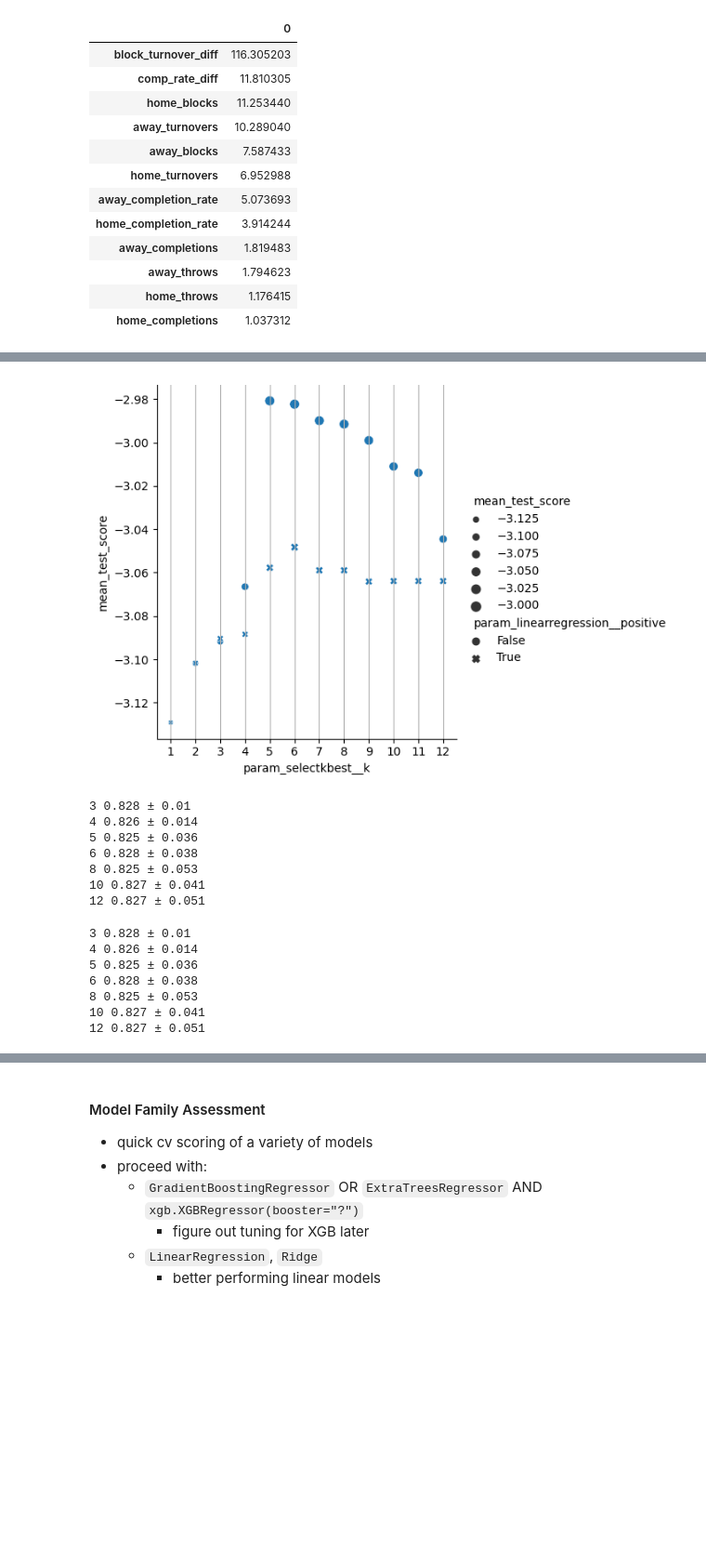
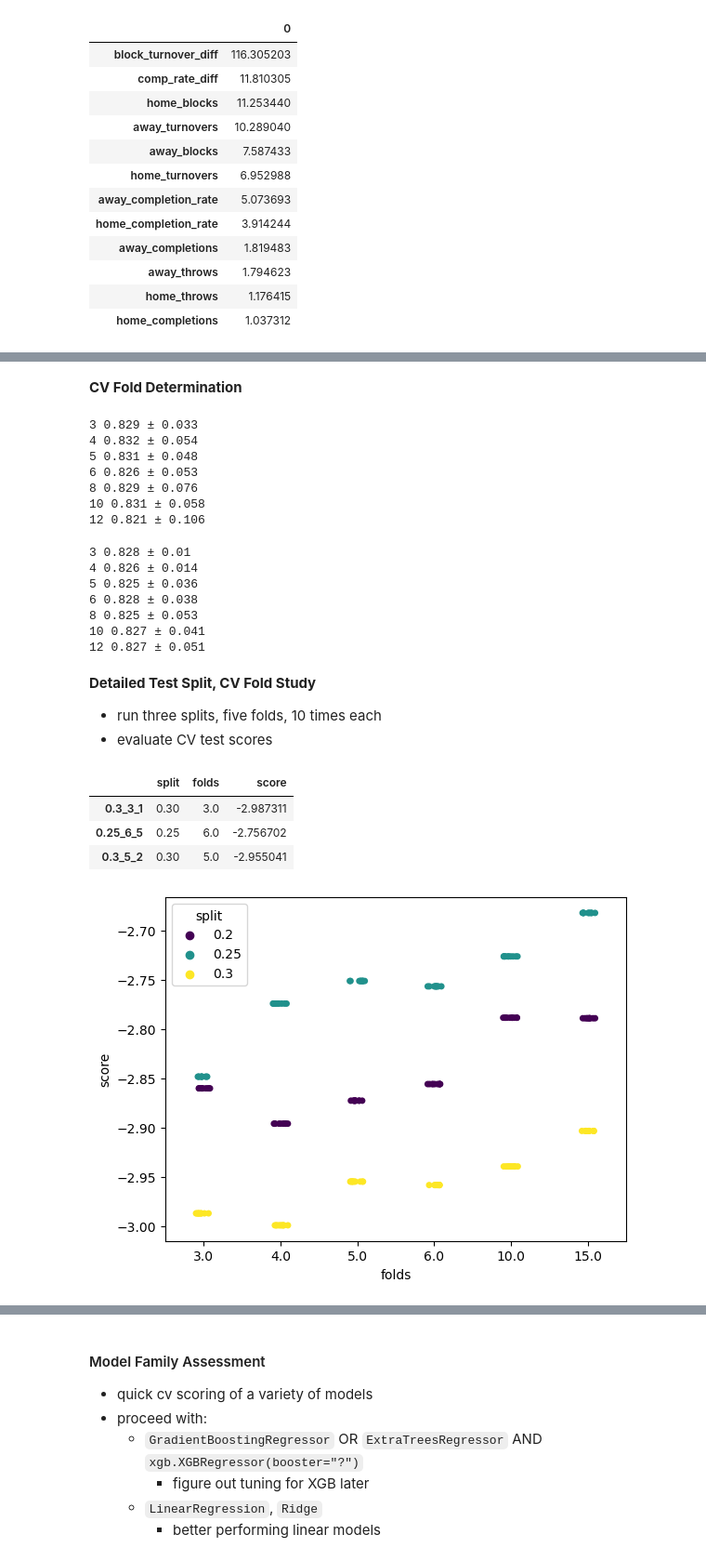
Before and after one commit to NBPub/Springboard, a Jupyter notebook: Capstone Two/16.3_Preprocessing-Training.ipynb, the cells around one changed output, grey strips where cells are left out. Shown at 93% size. Saved outputs shown, nothing was run; the diff lists cells and outputs as text; code cells hidden in the pictures; blank space fills up the shorter version.

```diff
--- a/Capstone Two/16.3_Preprocessing-Training.ipynb
+++ b/Capstone Two/16.3_Preprocessing-Training.ipynb
@@ -230,24 +242,18 @@ plt.show()
-# %%
-sns.relplot(results, x='param_selectkbest__k', y='mean_test_score',
-            style='param_linearregression__positive', size='mean_test_score')
-plt.grid(axis='x')
-plt.xticks(ks)
-plt.show()
-# %% [output]
-[figure, removed]
+# %% [markdown]
+**CV Fold Determination**
 # %%
-kb_pipe = make_pipeline(SelectKBest(score_func=f_regression, k=5), LinearRegression())
+kb_pipe = make_pipeline(SelectKBest(score_func=f_regression, k=6), LinearRegression())
 for folds in [3,4,5,6,8,10,12]:
     scores = cross_validate(kb_pipe, X_train, y1_train, cv=folds)['test_score']
     print(folds, round(scores.mean(),3), '±', round(scores.std(),3))
 # %% [output]
-3 0.828 ± 0.01
-4 0.826 ± 0.014
-5 0.825 ± 0.036
-6 0.828 ± 0.038
-8 0.825 ± 0.053
-10 0.827 ± 0.041
-12 0.827 ± 0.051
+3 0.829 ± 0.033
+4 0.832 ± 0.054
+5 0.831 ± 0.048
+6 0.826 ± 0.053
+8 0.829 ± 0.076
+10 0.831 ± 0.058
+12 0.821 ± 0.106
 # %%
 kb_pipe = make_pipeline(SelectKBest(score_func=f_regression, k=5), LinearRegression())
 for folds in [3,4,5,6,8,10,12]:
@@ -261,3 +267,36 @@ for folds in [3,4,5,6,8,10,12]:
 8 0.825 ± 0.053
 10 0.827 ± 0.041
 12 0.827 ± 0.051
+# %% [markdown]
+**Detailed Test Split, CV Fold Study**
+ - run three splits, five folds, 10 times each
+ - evaluate CV test scores
+# %%
+kb_pipe = make_pipeline(StandardScaler(), SelectKBest(score_func=f_regression, k=6), LinearRegression())
+cv_study = pd.DataFrame()
+for split in tqdm([0.2,0.25,0.3]):
+    X_train, _, y1_train, _ = train_test_split(X, y1, test_size=split)
+    # X_train = StandardScaler().fit_transform(X_train)
+
+    for folds in tqdm([3,4,5,6,10,15]):
+        i = 0
+        while i < 10:
+            scores = cross_validate(kb_pipe, X_train, y1_train, cv=folds, n_jobs=-1,
+                                    scoring='neg_root_mean_squared_error')['test_score']
+            ind = f'{split}_{folds}_{i}'
+            cv_study.loc[ind, 'split'] = split
+            cv_study.loc[ind, 'folds'] = folds
+            cv_study.loc[ind, 'score'] = scores.mean()
+            i+=1
+# %%
+cv_study.sample(3)
+# %% [output]
+|  | split | folds | score |
+| 0.3_3_1 | 0.30 | 3.0 | -2.987311 |
+| 0.25_6_5 | 0.25 | 6.0 | -2.756702 |
+| 0.3_5_2 | 0.30 | 5.0 | -2.955041 |
+# %%
+sns.stripplot(cv_study, x='folds', y='score', hue='split', palette='viridis')
+plt.show()
+# %% [output]
+[figure, added]
```
Also changed, not shown: parts of 7 cells of this notebook, 1 other file.
